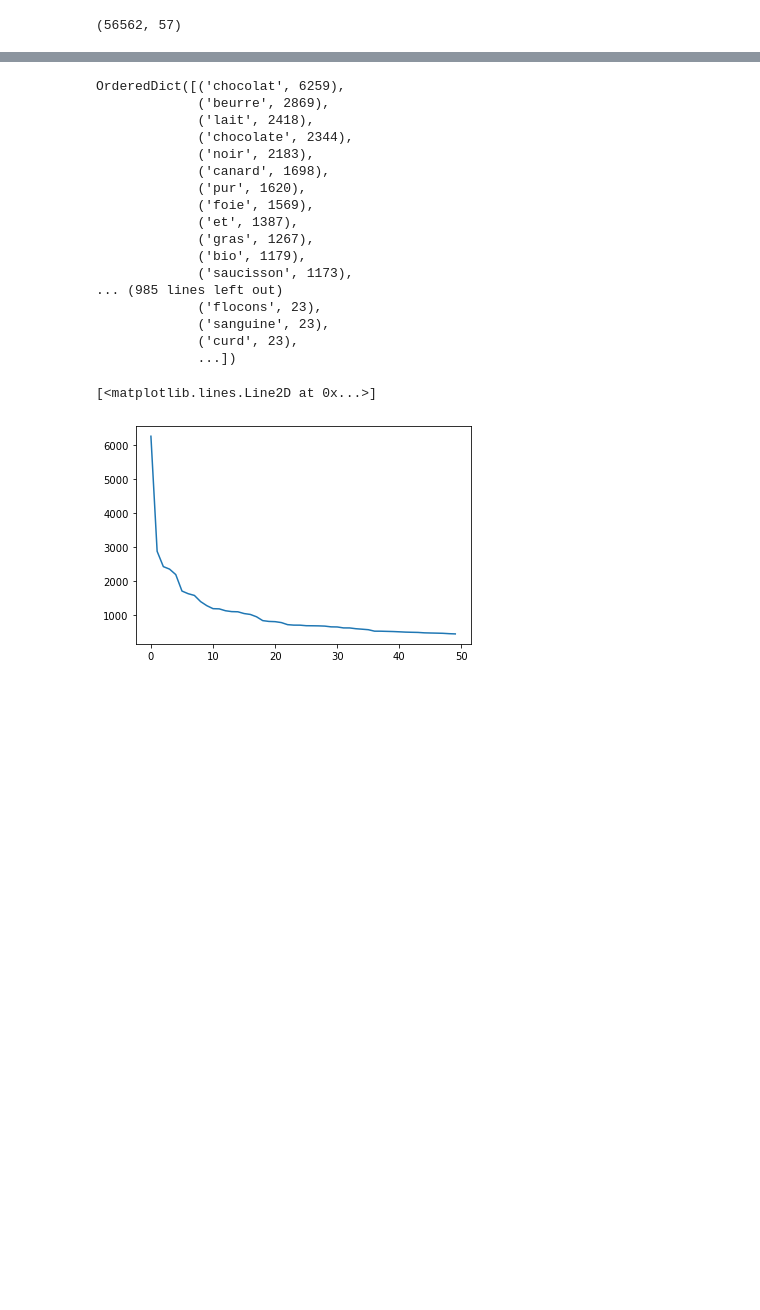
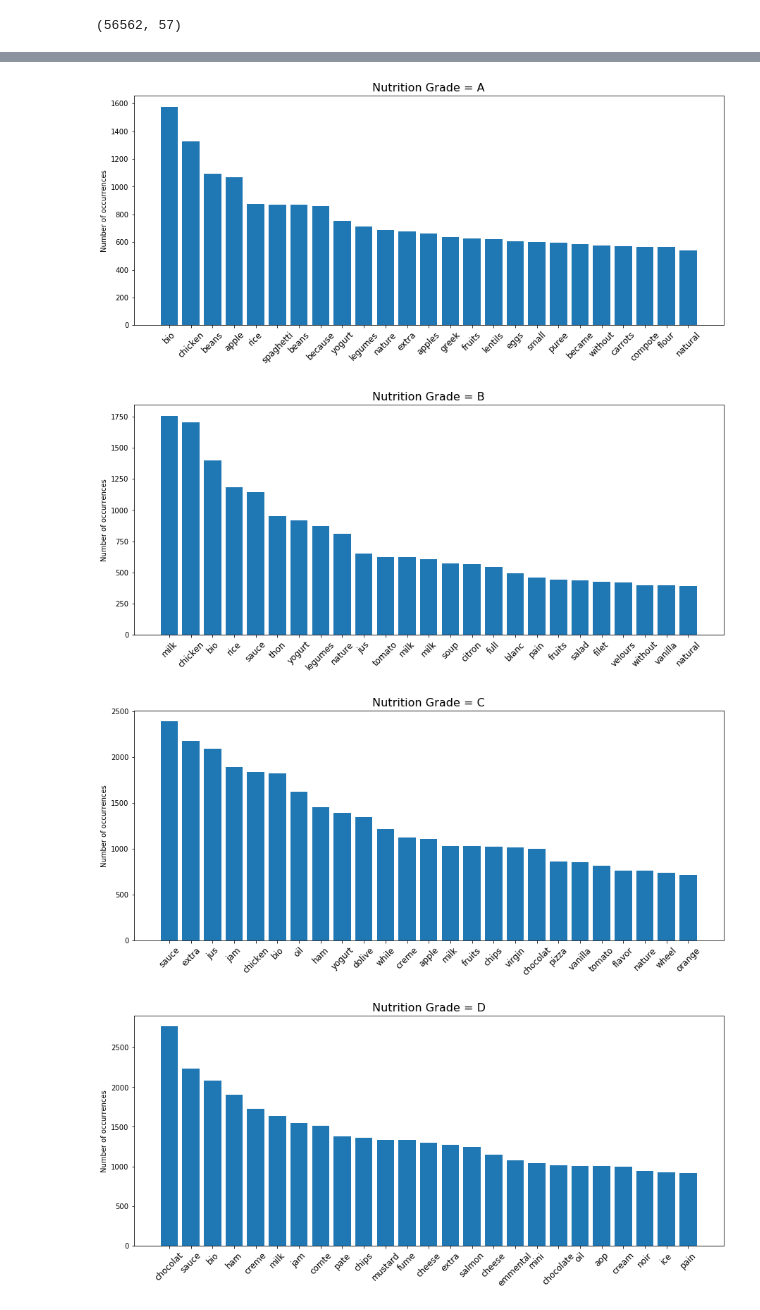
Before and after one commit to MarcBickel/project_gobigorgohome, a Jupyter notebook: openfood_lorenzo.ipynb, the cells around one changed output, grey strips where cells are left out. Cells and saved outputs as stored; diff of their text form; code cells hidden in the pictures; blank space fills up the shorter version.

```diff
--- a/openfood_lorenzo.ipynb
+++ b/openfood_lorenzo.ipynb
@@ -115,6 +115,6 @@ Index(['code', 'url', 'creator', 'created_t', 'created_datetime',
        'nutrition-score-uk_100g'],
       dtype='object')
 # %%
-## Copy of the original df withouth the columns without info on nutrition score
-df_ns=df_of_clean[df_of_clean['nutrition-score-fr_100g'].isna()==False].copy()
+## Copy of the original df. keep only the items that have info on the NUTRITION GRADE, aroud 280k rows
+df_ns=df_of_clean[df_of_clean['nutrition_grade_fr'].isna()==False].copy()
 # %%
@@ -291,7 +289,0 @@ It works for a few words but then the google api stops working
-# %%
-translated_text=[]
-for j,i in enumerate(name_concat):
-    if np.mod(j,1000)==0:
-        print(j)
-    translator=Translator()
-    translated_text.append(translator.translate(i).text)
@@ -331,25 +301,38 @@ OrderedDict([('bio', 1578),
-# %%
-grade_dict['e']
-# %% [output]
-OrderedDict([('chocolat', 6259),
-             ('beurre', 2869),
-             ('lait', 2418),
-             ('chocolate', 2344),
-             ('noir', 2183),
-             ('canard', 1698),
-             ('pur', 1620),
-             ('foie', 1569),
-             ('et', 1387),
-             ('gras', 1267),
-             ('bio', 1179),
-             ('saucisson', 1173),
-... (985 lines left out)
-             ('flocons', 23),
-             ('sanguine', 23),
-             ('curd', 23),
-             ...])
-# %%
-plt.plot(list(grade_dict['e'].values())[0:50])
-# %% [output]
-[<matplotlib.lines.Line2D at 0x...>]
-[figure, removed]
+# %%
+translated_dict={}
+for grade in np.unique(df_ns['nutrition_grade_fr']):
+    translated_list=[]
+    translator=Translator()
+    for i in list(grade_dict[grade].items())[0:100]:
+        translated_list.append((translator.translate(i[0],dest='en').text.lower(),i[1]))
+    translated_dict[grade]=translated_list
+# %%
+def barplot_with_names(x,n=15,title=None):
+    ''' x is either a list of tuples or a dictionary, where the first element is the name and the second is the quantity'''
+    try:
+        x=list(x.items())[:n]
+    except:
+        x=x[:n]
+
+    h=[i[1] for i in x]
+    xnames=[i[0] for i in x]
+    xx=np.arange(0,len(h))
+
+    fig,ax=plt.subplots(figsize=(15,6))
+    plt.bar(xx,h)
+    ax.set_xticks(xx)
+    ax.set_xticklabels(xnames,rotation=45,fontsize=12)
+    ax.set_ylabel('Number of occurrences')
+    ax.set_title(title,fontsize=16)
+# %%
+# plot all the different products translated and ordered, we could focus on a few products
+#that are iconic for each nutrition grade class
+
+for i in np.unique(df_ns['nutrition_grade_fr']):
+
+    barplot_with_names(translated_dict[i],n=25,title='Nutrition Grade = '+i.capitalize())
+# %% [output]
+[figure, added]
+[figure, added]
+[figure, added]
+[figure, added]
```
Also changed, not shown: parts of 18 cells of this notebook.
